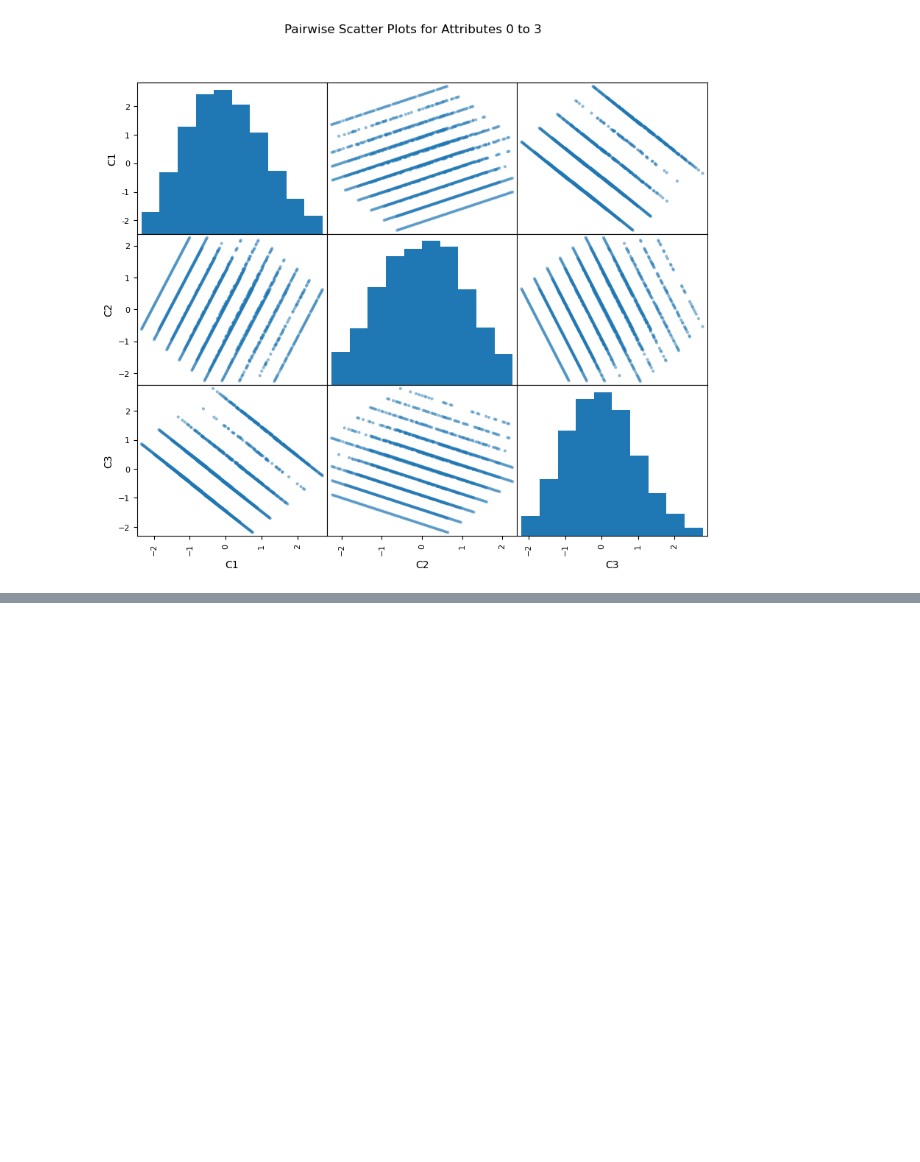
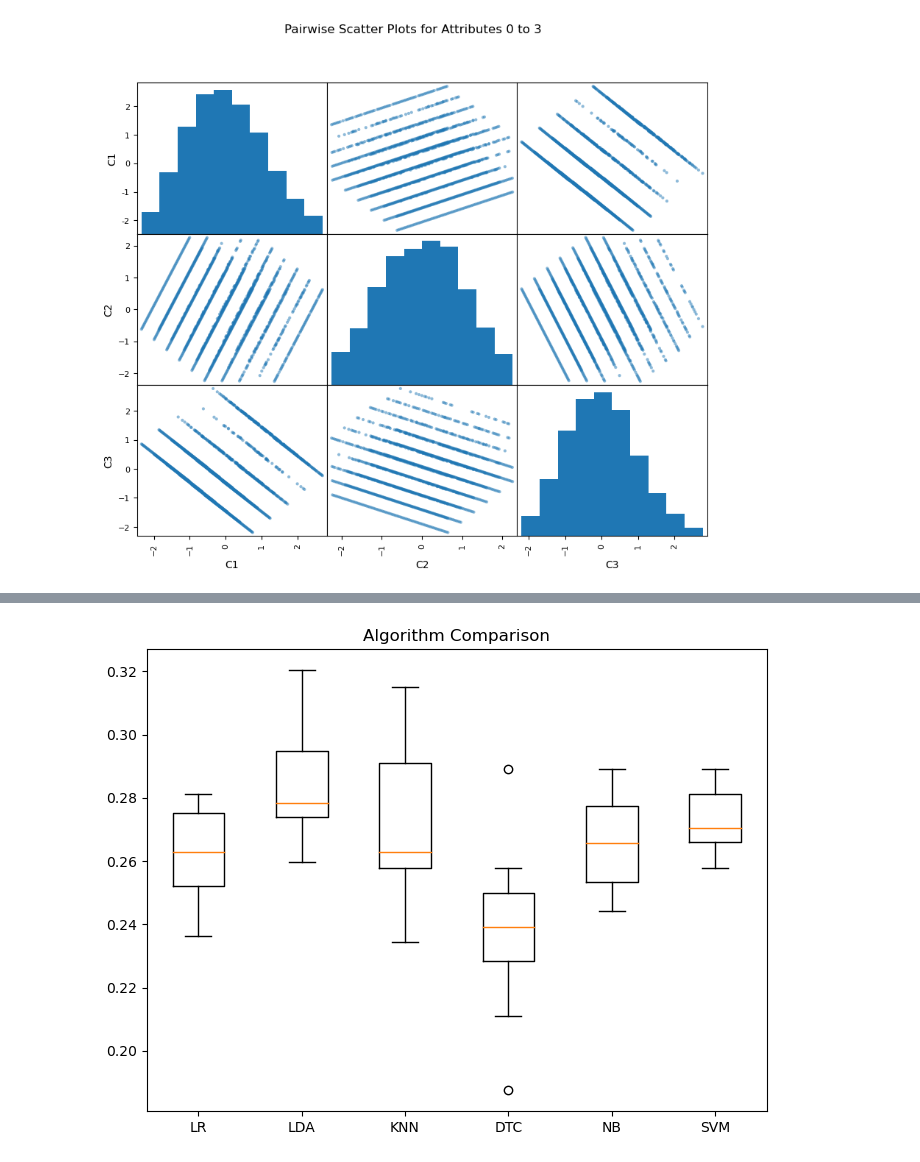
Before and after one commit to richardags-cct-college-dublin/HDIP_ML_CA1_FT, a Jupyter notebook: HDIP_ML_CA1_FT.ipynb, the cells around one changed output, grey strips where cells are left out. Cells and saved outputs as stored; diff of their text form; code cells hidden in the pictures; blank space fills up the shorter version.

Commit message:
Machine Learning

```diff
--- a/HDIP_ML_CA1_FT.ipynb
+++ b/HDIP_ML_CA1_FT.ipynb
@@ -393,0 +402,8 @@ plt.show()
+# %%
+from sklearn.model_selection import train_test_split
+
+X = reduced_features
+y = target
+
+
+X_train, X_test, y_train, y_test = train_test_split(X, y, test_size=0.2, random_state=42)
@@ -393,0 +422,17 @@ plt.show()
+# %%
+models = []
+models.append(('Logistic Regression', LogisticRegression(solver='liblinear', multi_class='ovr')))
+models.append(('Linear Discriminant Analysis', LinearDiscriminantAnalysis()))
+models.append(('K-Nearest Neighbors', KNeighborsClassifier()))
+models.append(('Decision Tree', DecisionTreeClassifier()))
+models.append(('Naive Bayes', GaussianNB()))
+models.append(('Support Vector Machine', SVC(gamma='auto')))
+# %%
+results = []
+names = []
+for name, model in models:
+	kfold = StratifiedKFold(n_splits=10, shuffle=True)
+	cv_results = cross_val_score(model, X_train, y_train, cv=kfold, scoring='accuracy')
+	results.append(cv_results)
+	names.append(name)
+	print('\n%s\nMean: %f\nStandard Deviation: %f' % (name, cv_results.mean(), cv_results.std()))
@@ -393,0 +457,7 @@ plt.show()
+# %%
+plt.figure(figsize=(8, 6))
+plt.boxplot(results, labels=['LR', 'LDA', 'KNN', 'DTC', 'NB', 'SVM'])
+plt.title('Algorithm Comparison')
+plt.show()
+# %% [output]
+[figure, added]
```
Also changed, not shown: parts of 5 cells of this notebook.
